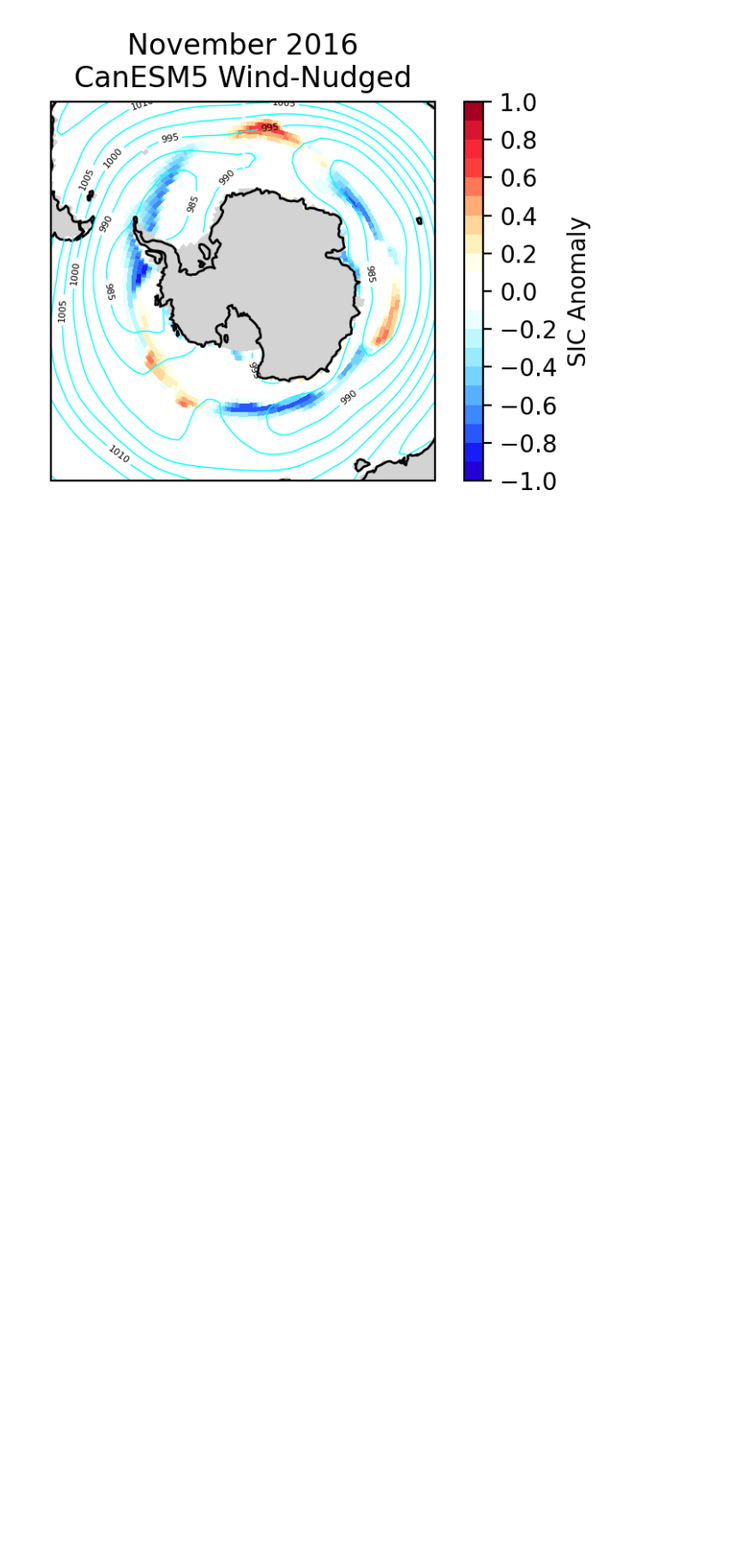
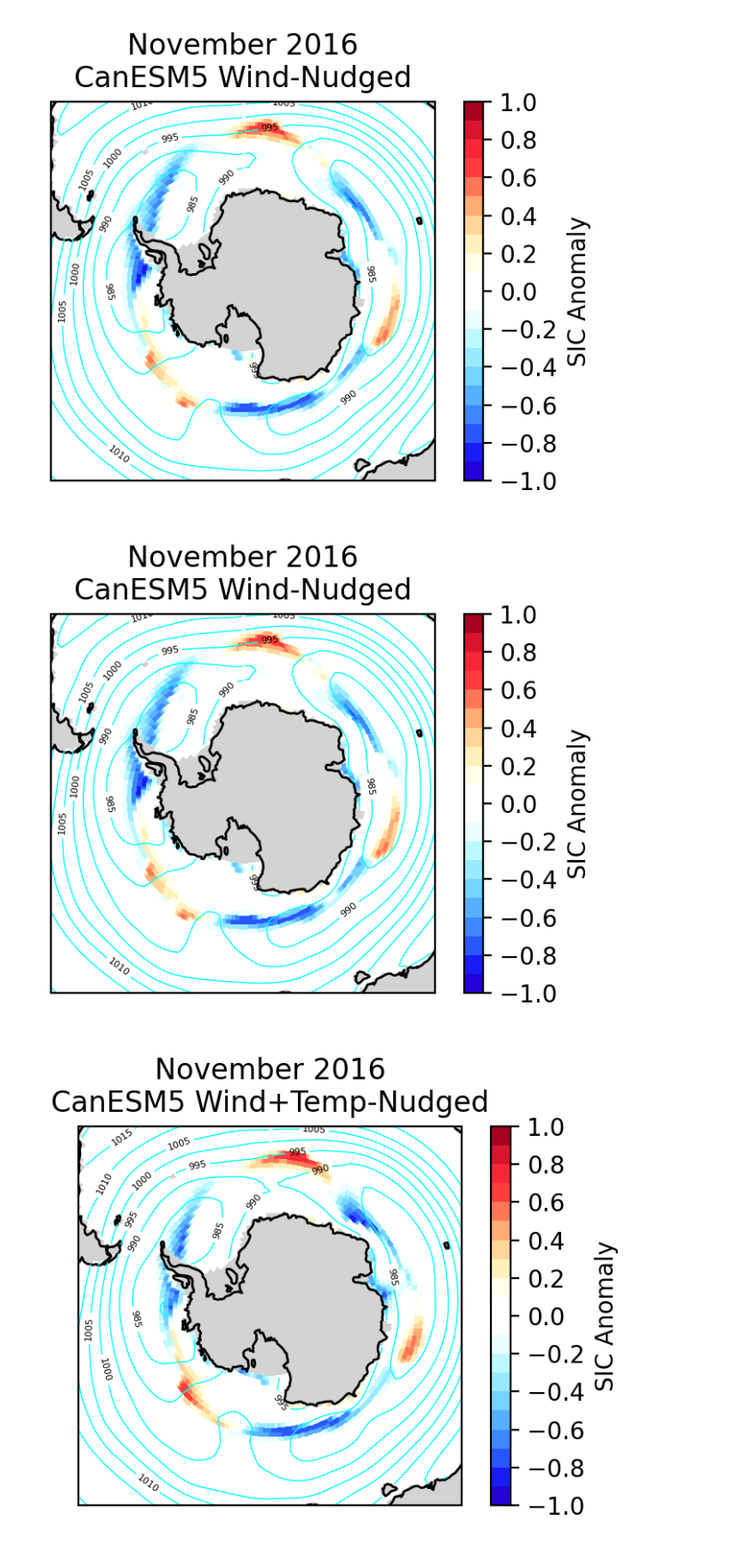
Before and after one commit to bobby-payne/icepack, a Jupyter notebook: Spatial Plots.ipynb, the cells around one changed output. Shown at 89% size. Cells and saved outputs as stored; diff of their text form; code cells hidden in the pictures; blank space fills up the shorter version.

```diff
--- a/Spatial Plots.ipynb
+++ b/Spatial Plots.ipynb
@@ -192,3 +192,9 @@ fieldplot(sic_anom_Had2CIS,psl_ERA5,month=month,year=year,title=title+"\nHad2CIS
 fieldplot(sic_anom_CanESM5_1950,psl_CanESM5_1950,month=month,year=year,title=title+"\nCanESM5 Wind-Nudged")
 # %% [output]
 [figure]
+# %%
+fieldplot(sic_anom_CanESM5_1950,psl_CanESM5_1950,month=month,year=year,title=title+"\nCanESM5 Wind-Nudged")
+fieldplot(sic_anom_CanESM5_1950full,psl_CanESM5_1950full,month=month,year=year,title=title+"\nCanESM5 Wind+Temp-Nudged")
+# %% [output]
+[figure, added]
+[figure, added]
```
Also changed, not shown: parts of 5 cells of this notebook.
